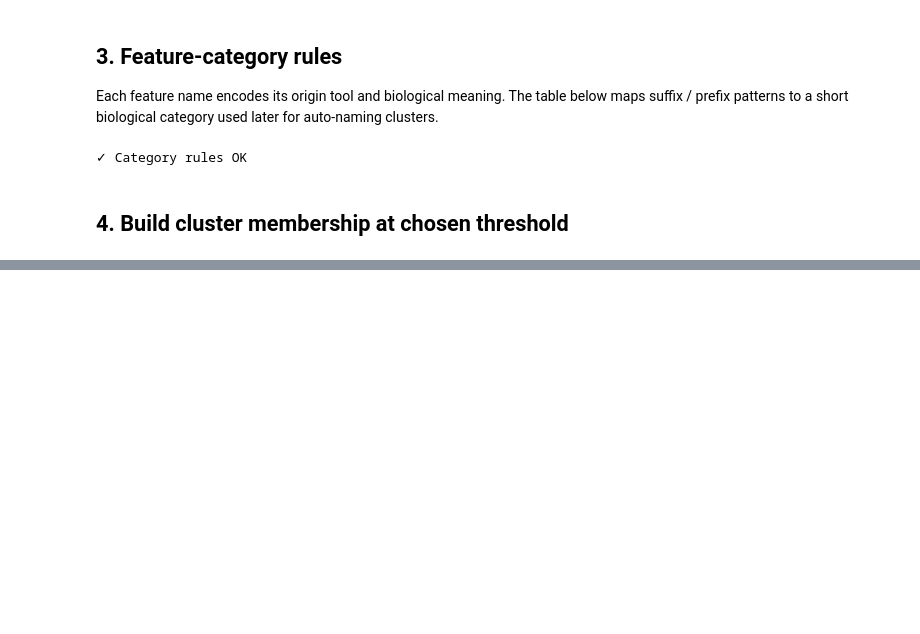
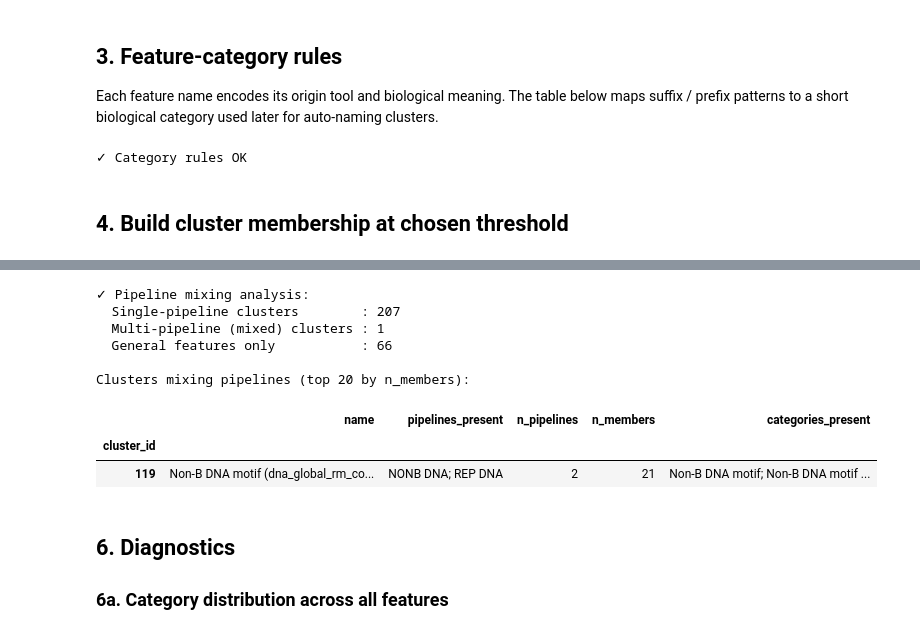
Before and after one commit to cbib/uncertainty_aware_lnclassifier, a Jupyter notebook: workflow/notebooks/figures/013_name_correlation_clusters.ipynb, the cells around one changed output, grey strips where cells are left out. Drawn from its saved outputs; the diff is of its cells as text; code cells hidden in the pictures; blank space fills up the shorter version.

```diff
--- a/workflow/notebooks/figures/013_name_correlation_clusters.ipynb
+++ b/workflow/notebooks/figures/013_name_correlation_clusters.ipynb
@@ -444,0 +432,45 @@ Saved → /mnt/cbib/LNClassifier/paper/results/gencode.v47.common.cdhit.cv/featu
+# %%
+def _pipeline_groups_in_cluster(group):
+    """Return the set of pipeline groups in a cluster (excluding 'General')."""
+    pipelines = set(group["pipeline_group"].unique().tolist())
+    pipelines.discard("General")  # General features naturally correlate across pipelines
+    return pipelines
+
+# Add pipeline mixing info to cluster_names
+cluster_names["pipelines_present"] = ""
+cluster_names["n_pipelines"] = 0
+cluster_names["mixes_pipelines"] = False
+
+for cluster_id, group in membership.groupby("cluster_id"):
+    pipelines = _pipeline_groups_in_cluster(group)
+    cluster_names.loc[cluster_id, "pipelines_present"] = "; ".join(sorted(pipelines))
+    cluster_names.loc[cluster_id, "n_pipelines"] = len(pipelines)
+    cluster_names.loc[cluster_id, "mixes_pipelines"] = len(pipelines) > 1
+
+# Count pipeline-mixing clusters
+n_pipeline_mixed = cluster_names["mixes_pipelines"].sum()
+n_single_pipeline = (~cluster_names["mixes_pipelines"]).sum()
+n_general_only = (cluster_names["n_pipelines"] == 0).sum()
+
+print(f"✓ Pipeline mixing analysis:")
+print(f"  Single-pipeline clusters        : {n_single_pipeline}")
+print(f"  Multi-pipeline (mixed) clusters : {n_pipeline_mixed}")
+print(f"  General features only           : {n_general_only}")
+print(f"\nClusters mixing pipelines (top 20 by n_members):")
+
+pipeline_mixed_clusters = cluster_names[cluster_names["mixes_pipelines"]].sort_values("n_members", ascending=False)
+display(pipeline_mixed_clusters[["name", "pipelines_present", "n_pipelines", "n_members", "categories_present"]].head(20))
+# %% [output]
+✓ Pipeline mixing analysis:
+  Single-pipeline clusters        : 207
+  Multi-pipeline (mixed) clusters : 1
+  General features only           : 66
+
+Clusters mixing pipelines (top 20 by n_members):
+|  | name | pipelines_present | n_pipelines | n_members | categories_present |
+| cluster_id |  |  |  |  |  |
+| 119 | Non-B DNA motif (dna_global_rm_co... | NONB DNA; REP DNA | 2 | 21 | Non-B DNA motif; Non-B DNA motif ... |
+# %% [markdown]
+## 6. Diagnostics
+
+### 6a. Category distribution across all features
```
Also changed, not shown: parts of 45 cells of this notebook.
